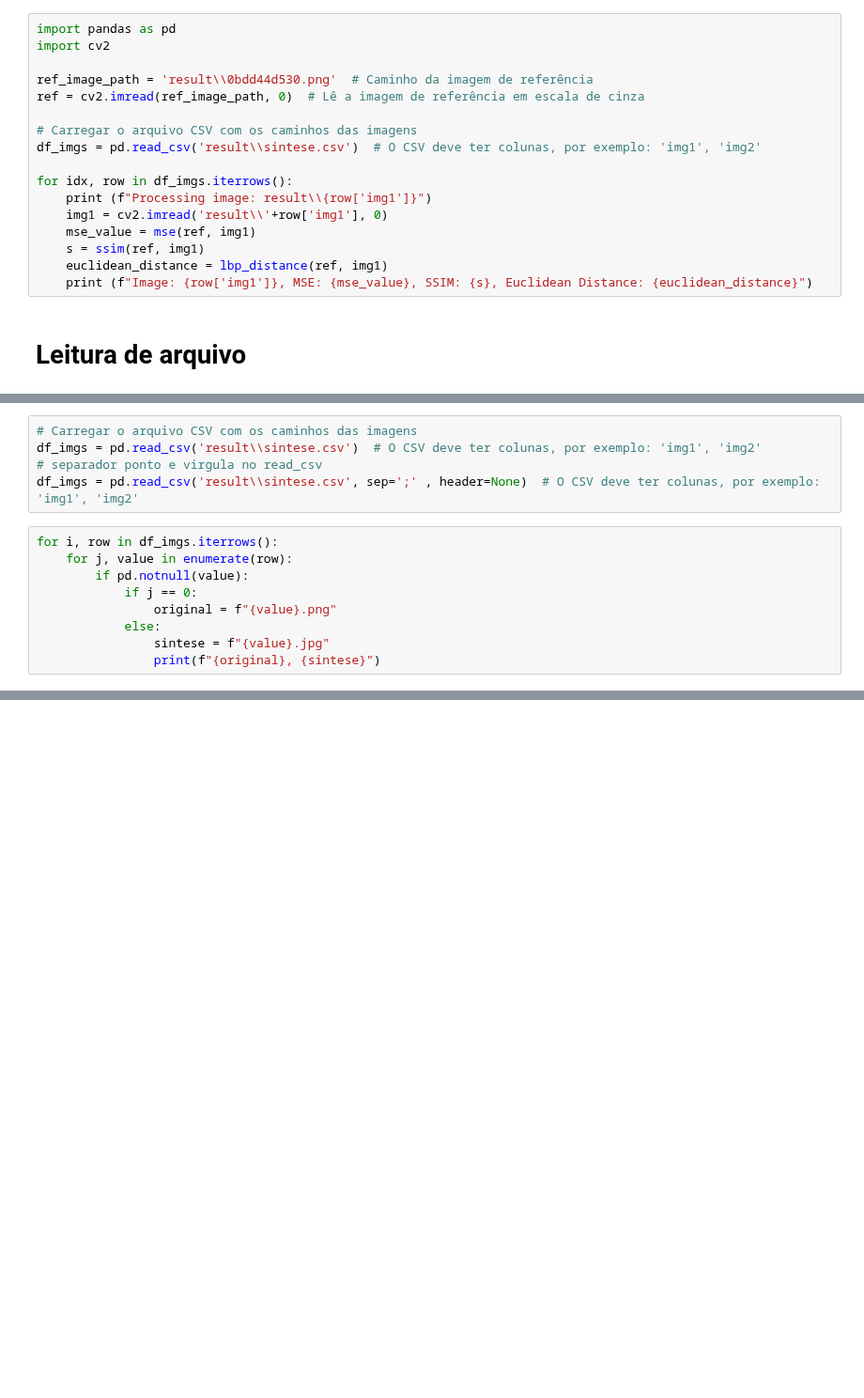
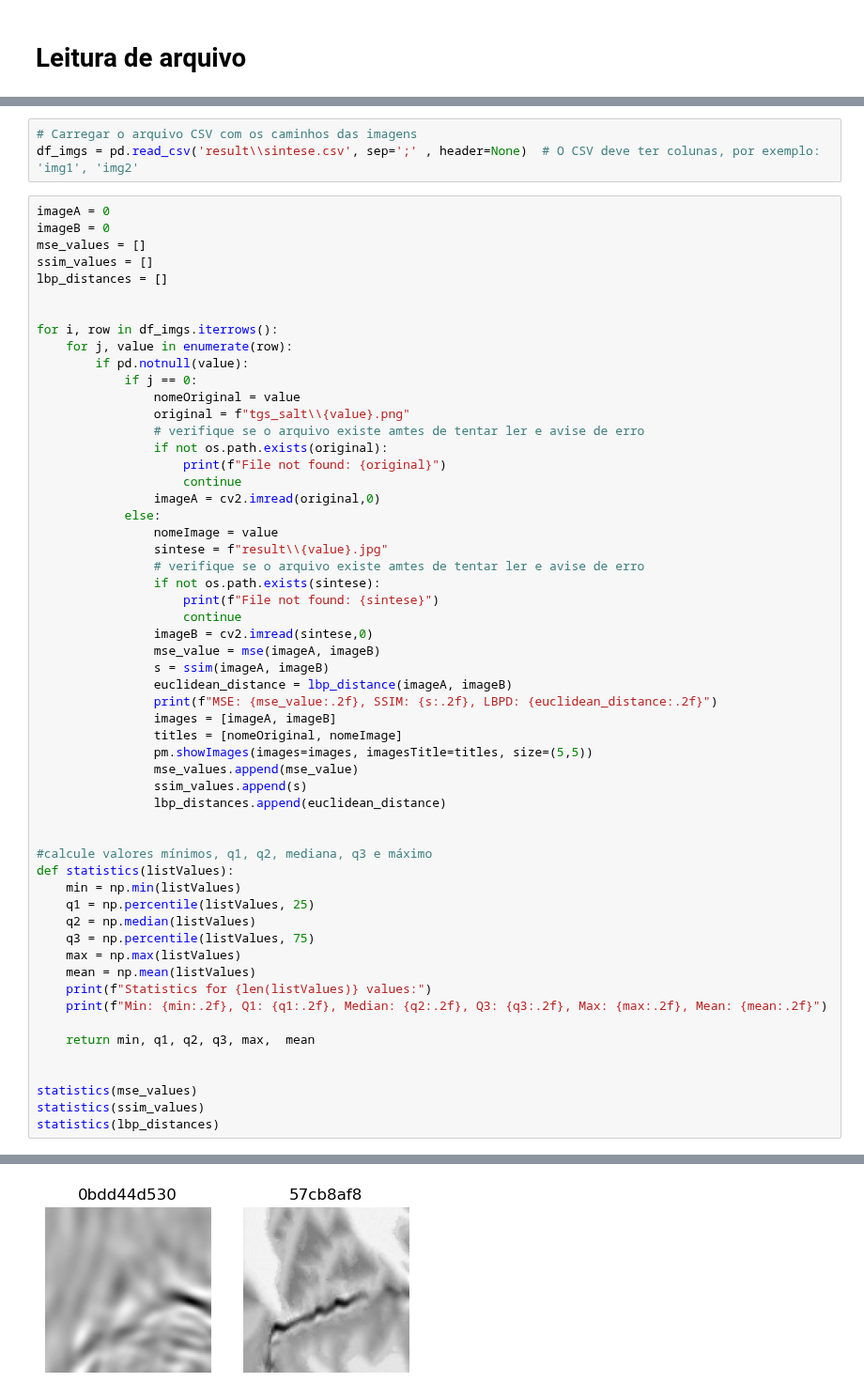
Before and after one commit to lucterres/textureSSD, a Jupyter notebook: usage.ipynb, the cells around one changed output, grey strips where cells are left out. Shown at 94% size. Cells and saved outputs as stored; diff of their text form; blank space fills up the shorter version.

```diff
--- a/usage.ipynb
+++ b/usage.ipynb
@@ -65,20 +36,3 @@ for idx, row in df_imgs.iterrows():
-# %%
-import pandas as pd
-import cv2
-
-ref_image_path = 'result\\0bdd44d530.png'  # Caminho da imagem de referência
-ref = cv2.imread(ref_image_path, 0)  # Lê a imagem de referência em escala de cinza
-
-# Carregar o arquivo CSV com os caminhos das imagens
-df_imgs = pd.read_csv('result\\sintese.csv')  # O CSV deve ter colunas, por exemplo: 'img1', 'img2'
-
-for idx, row in df_imgs.iterrows():
-    print (f"Processing image: result\\{row['img1']}")
-    img1 = cv2.imread('result\\'+row['img1'], 0)
-    mse_value = mse(ref, img1)
-    s = ssim(ref, img1)
-    euclidean_distance = lbp_distance(ref, img1)
-    print (f"Image: {row['img1']}, MSE: {mse_value}, SSIM: {s}, Euclidean Distance: {euclidean_distance}")
 # %% [markdown]
 # Leitura de arquivo
 # %%
@@ -87,15 +45,60 @@ import cv2
 # %%
 # Carregar o arquivo CSV com os caminhos das imagens
-df_imgs = pd.read_csv('result\\sintese.csv')  # O CSV deve ter colunas, por exemplo: 'img1', 'img2'
-# separador ponto e virgula no read_csv
 df_imgs = pd.read_csv('result\\sintese.csv', sep=';' , header=None)  # O CSV deve ter colunas, por exemplo: 'img1', 'img2'
 # %%
+imageA = 0
+imageB = 0
+mse_values = []
+ssim_values = []
+lbp_distances = []
+
+
 for i, row in df_imgs.iterrows():
     for j, value in enumerate(row):
         if pd.notnull(value):
             if j == 0:
-                original = f"{value}.png"
+                nomeOriginal = value
+                original = f"tgs_salt\\{value}.png"
+                # verifique se o arquivo existe amtes de tentar ler e avise de erro
+                if not os.path.exists(original):
+                    print(f"File not found: {original}")
+                    continue
+                imageA = cv2.imread(original,0)
             else:
-                sintese = f"{value}.jpg"
-                print(f"{original}, {sintese}")
+                nomeImage = value
+                sintese = f"result\\{value}.jpg"
+                # verifique se o arquivo existe amtes de tentar ler e avise de erro
+                if not os.path.exists(sintese):
+                    print(f"File not found: {sintese}")
+                    continue
+                imageB = cv2.imread(sintese,0)
+                mse_value = mse(imageA, imageB)
+                s = ssim(imageA, imageB)
+                euclidean_distance = lbp_distance(imageA, imageB)
+                print(f"MSE: {mse_value:.2f}, SSIM: {s:.2f}, LBPD: {euclidean_distance:.2f}")
+                images = [imageA, imageB]
+                titles = [nomeOriginal, nomeImage]
+                pm.showImages(images=images, imagesTitle=titles, size=(5,5))
+                mse_values.append(mse_value)
+                ssim_values.append(s)
+                lbp_distances.append(euclidean_distance)
+
+
+#calcule valores mínimos, q1, q2, mediana, q3 e máximo
+def statistics(listValues):
+    min = np.min(listValues)
+    q1 = np.percentile(listValues, 25)
+    q2 = np.median(listValues)
+    q3 = np.percentile(listValues, 75)
+    max = np.max(listValues)
+    mean = np.mean(listValues)
+    print(f"Statistics for {len(listValues)} values:")
+    print(f"Min: {min:.2f}, Q1: {q1:.2f}, Median: {q2:.2f}, Q3: {q3:.2f}, Max: {max:.2f}, Mean: {mean:.2f}")
+
+    return min, q1, q2, q3, max,  mean
+
+
+statistics(mse_values)
+statistics(ssim_values)
+statistics(lbp_distances)
 # %% [output]
@@ -115,0 +106 @@ for i, row in df_imgs.iterrows():
+[figure, added]
```
Also changed, not shown: parts of 10 cells of this notebook, 3 other files.
